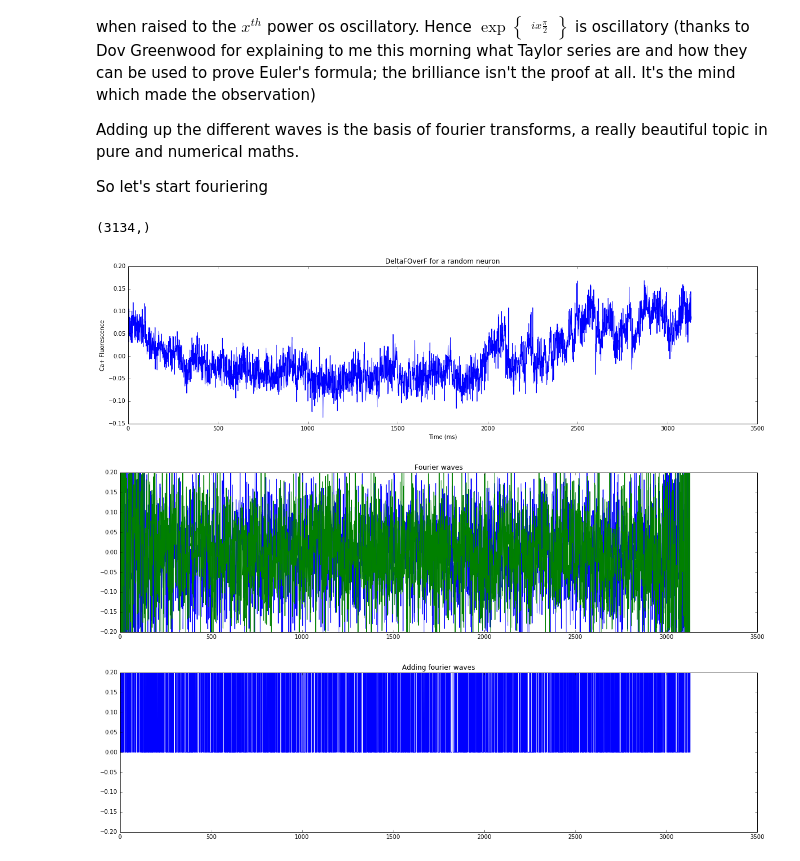
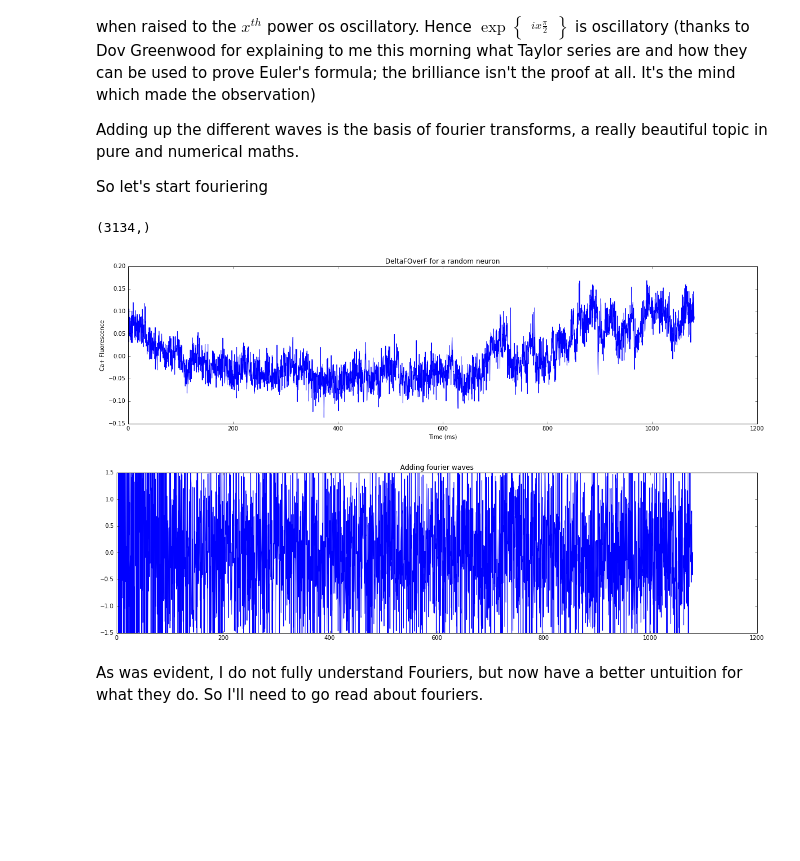
Before and after one commit to openworm/neuronal-analysis, a Jupyter notebook: notebooks/Katodata.ipynb, the cells around one changed output. Saved outputs shown, nothing was run; the diff lists cells and outputs as text; code cells hidden in the pictures; blank space fills up the shorter version.

```diff
--- a/notebooks/Katodata.ipynb
+++ b/notebooks/Katodata.ipynb
@@ -3,7 +3,8 @@ import sys
 # Add the ptdraft folder path to the sys.path list
 sys.path.append('../src/')
 
-from katodata import wormData
+import data_config as dc
+wormData = dc.kato.data()
 # %%
 
 # I hate the list comprehensions too. When we start doing serious analysis this wont happen
@@ -192,41 +198,34 @@ Adding up the different waves is the basis of fourier transforms, a really beaut
 So let's start fouriering
 # %%
 #lets do this ft thinga majing
-import numpy.fft
+import scipy.fftpack
 
 timeseries = wormData[0]['deltaFOverF'][34]
+x = wormData[0]['tv'][0]
 
-N=timeseries.shape[0]
+N=x.shape[0]
 
 plt.figure(figsize=(20,5))
 plt.title('DeltaFOverF for a random neuron')
 plt.ylabel('Ca+ Fluorescence')
 plt.xlabel('Time (ms)')
-plt.plot(timeseries)
+plt.plot(x,timeseries)
 
 
-sp = fft.fft(timeseries)
-freq = np.arange(N)
+w = scipy.fftpack.rfft(timeseries)
+f = scipy.fftpack.rfftfreq(N, x[1]-x[0])
+spectrum = w**2
 
-plt.figure(figsize=(20,5))
-plt.title('Fourier waves')
-plt.ylim((-.2,.2))
-plt.xlim((0.0,3500))
-plt.plot(freq, sp.real/10, freq, sp.imag/10)
-
-bins = np.linspace(0,3500,3500/2)
-fullfreq =  (sp.real+sp.imag)/10
-digitized = numpy.digitize(fullfreq, bins)
-
+y2 = scipy.fftpack.irfft(w)
 
 plt.figure(figsize=(20,5))
 plt.title('Adding fourier waves')
-plt.ylim((-.2,.2))
-plt.xlim((0.0,3500))
-plt.plot(freq,fullfreq)
+plt.ylim((-1.5,1.5))
+plt.plot(x,w)
 print sp.imag.shape
 # %% [output]
 (3134,)
-[figure, old version]
+[figure, new version]
-[figure, old version]
+[figure, new version]
-[figure, removed]
+# %% [markdown]
+As was evident, I do not fully understand Fouriers, but now have a better untuition for what they do. So I'll need to go read about fouriers.
```
Also changed, not shown: parts of 1 cell of this notebook, 5 other files.
